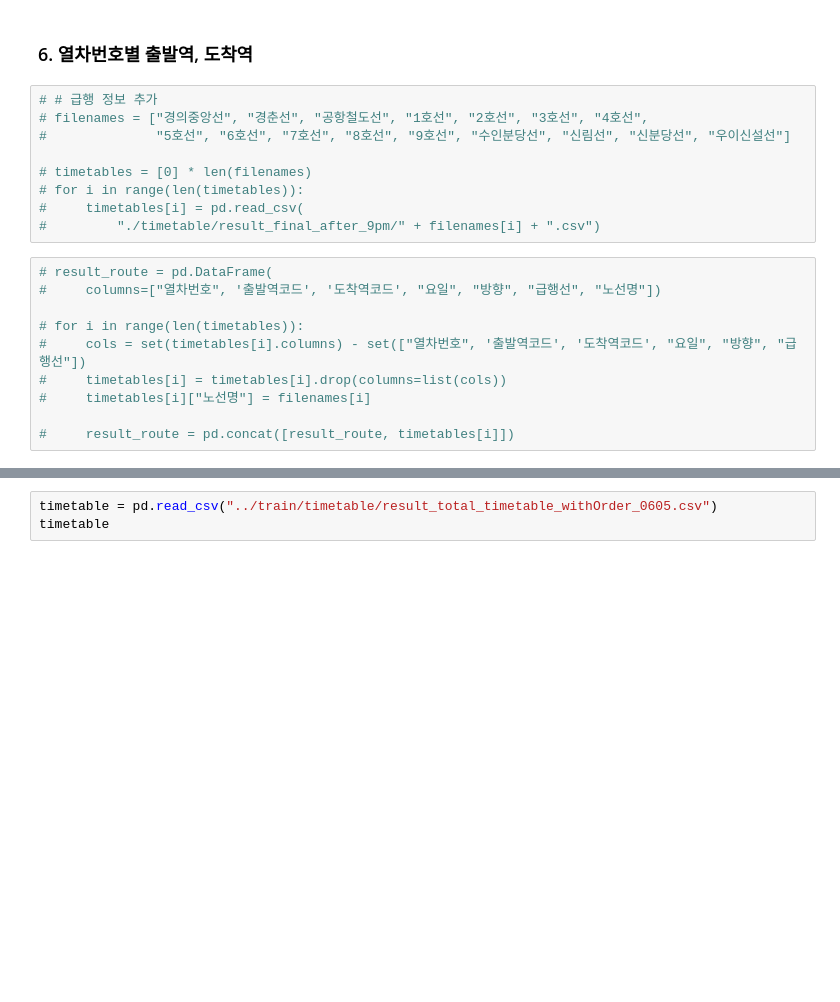
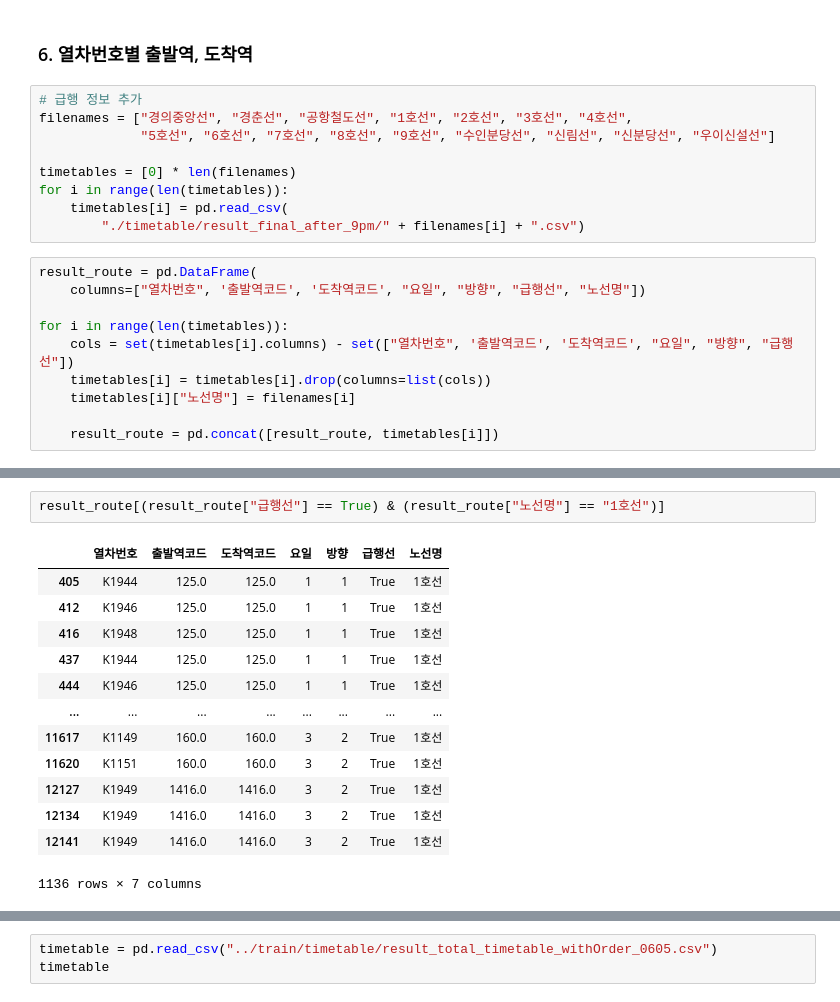
Before and after one commit to 23-1-CauCapstone-Team3/DataPreprocessing, a Jupyter notebook: train/seoul.ipynb, the cells around one changed output, grey strips where cells are left out. Drawn from its saved outputs; the diff is of its cells as text; blank space fills up the shorter version.

```diff
--- a/train/seoul.ipynb
+++ b/train/seoul.ipynb
@@ -416,21 +416,21 @@ timetable.to_csv("../train/timetable/result_total_timetable_seoul_0605.csv")
 # %% [markdown]
 ### 6. 열차번호별 출발역, 도착역
 # %%
-# # 급행 정보 추가
-# filenames = ["경의중앙선", "경춘선", "공항철도선", "1호선", "2호선", "3호선", "4호선",
-#              "5호선", "6호선", "7호선", "8호선", "9호선", "수인분당선", "신림선", "신분당선", "우이신설선"]
+# 급행 정보 추가
+filenames = ["경의중앙선", "경춘선", "공항철도선", "1호선", "2호선", "3호선", "4호선",
+             "5호선", "6호선", "7호선", "8호선", "9호선", "수인분당선", "신림선", "신분당선", "우이신설선"]
 
-# timetables = [0] * len(filenames)
-# for i in range(len(timetables)):
-#     timetables[i] = pd.read_csv(
-#         "./timetable/result_final_after_9pm/" + filenames[i] + ".csv")
+timetables = [0] * len(filenames)
+for i in range(len(timetables)):
+    timetables[i] = pd.read_csv(
+        "./timetable/result_final_after_9pm/" + filenames[i] + ".csv")
 # %%
-# result_route = pd.DataFrame(
-#     columns=["열차번호", '출발역코드', '도착역코드', "요일", "방향", "급행선", "노선명"])
+result_route = pd.DataFrame(
+    columns=["열차번호", '출발역코드', '도착역코드', "요일", "방향", "급행선", "노선명"])
 
-# for i in range(len(timetables)):
-#     cols = set(timetables[i].columns) - set(["열차번호", '출발역코드', '도착역코드', "요일", "방향", "급행선"])
-#     timetables[i] = timetables[i].drop(columns=list(cols))
-#     timetables[i]["노선명"] = filenames[i]
+for i in range(len(timetables)):
+    cols = set(timetables[i].columns) - set(["열차번호", '출발역코드', '도착역코드', "요일", "방향", "급행선"])
+    timetables[i] = timetables[i].drop(columns=list(cols))
+    timetables[i]["노선명"] = filenames[i]
 
-#     result_route = pd.concat([result_route, timetables[i]])
+    result_route = pd.concat([result_route, timetables[i]])
@@ -453 +453,17 @@ timetable.to_csv("../train/timetable/result_total_timetable_seoul_0605.csv")
+# %%
+result_route[(result_route["급행선"] == True) & (result_route["노선명"] == "1호선")]
+# %% [output]
+|  | 열차번호 | 출발역코드 | 도착역코드 | 요일 | 방향 | 급행선 | 노선명 |
+| 405 | K1944 | 125.0 | 125.0 | 1 | 1 | True | 1호선 |
+| 412 | K1946 | 125.0 | 125.0 | 1 | 1 | True | 1호선 |
+| 416 | K1948 | 125.0 | 125.0 | 1 | 1 | True | 1호선 |
+| 437 | K1944 | 125.0 | 125.0 | 1 | 1 | True | 1호선 |
+| 444 | K1946 | 125.0 | 125.0 | 1 | 1 | True | 1호선 |
+| ... | ... | ... | ... | ... | ... | ... | ... |
+| 11617 | K1149 | 160.0 | 160.0 | 3 | 2 | True | 1호선 |
+| 11620 | K1151 | 160.0 | 160.0 | 3 | 2 | True | 1호선 |
+| 12127 | K1949 | 1416.0 | 1416.0 | 3 | 2 | True | 1호선 |
+| 12134 | K1949 | 1416.0 | 1416.0 | 3 | 2 | True | 1호선 |
+| 12141 | K1949 | 1416.0 | 1416.0 | 3 | 2 | True | 1호선 |
+1136 rows × 7 columns
 # %%
```
Also changed, not shown: parts of 15 cells of this notebook, 2 other files.
